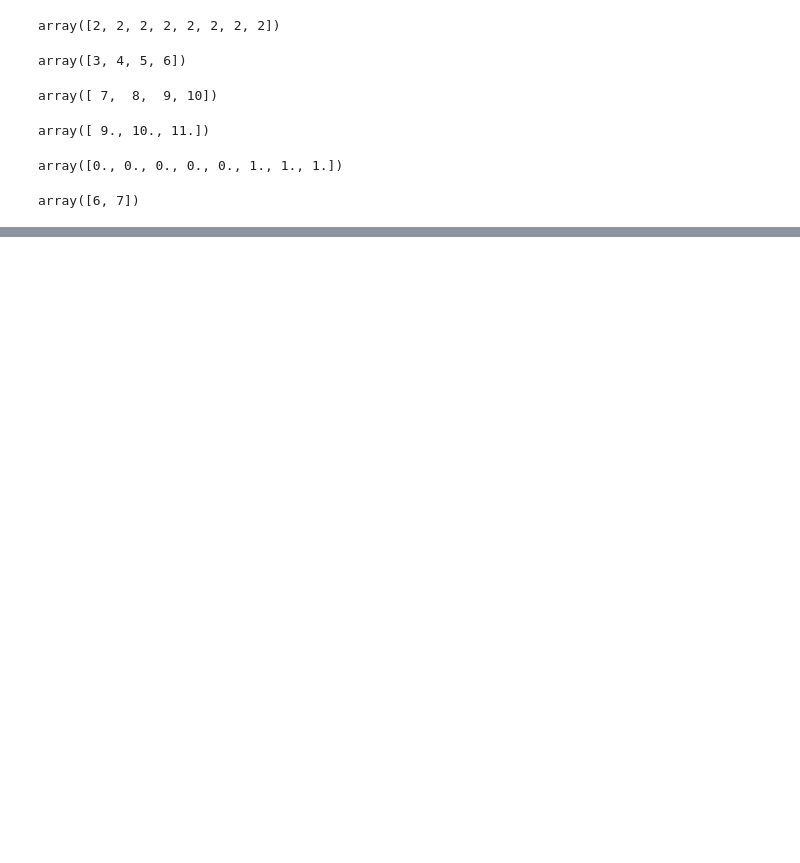
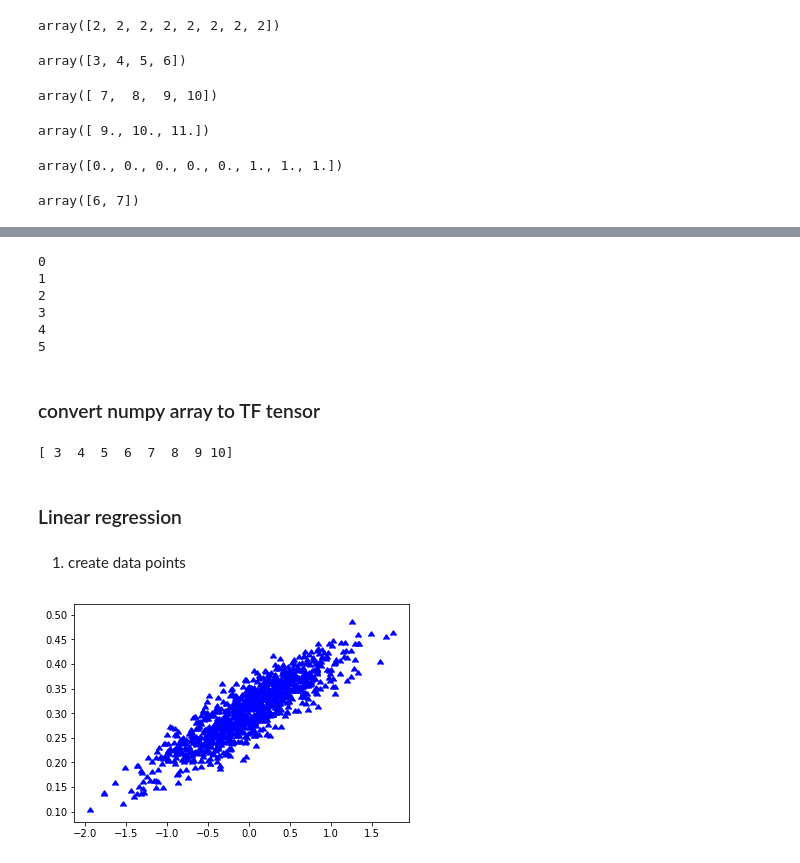
Before and after one commit to qnicole-zakka/practice, a Jupyter notebook: random.ipynb, the cells around one changed output, grey strips where cells are left out. Drawn from its saved outputs; the diff is of its cells as text; code cells hidden in the pictures; blank space fills up the shorter version.

```diff
--- a/random.ipynb
+++ b/random.ipynb
@@ -162,0 +181,42 @@ s1
+# %%
+with tf.Session() as sess:
+    sess.run(tf.global_variables_initializer())
+    print(sess.run(state))
+    for _ in range(5):
+        sess.run(update)
+        print(sess.run(state))
+# %% [output]
+0
+1
+2
+3
+4
+5
+# %% [markdown]
+### convert numpy array to TF tensor
+# %%
+tx = tf.convert_to_tensor(x)
+with tf.Session() as sess:
+    print(sess.run(tx))
+# %% [output]
+[ 3  4  5  6  7  8  9 10]
+# %% [markdown]
+### Linear regression
+# %% [markdown]
+1. create data points
+# %%
+num_points = 1000
+v_set = []
+x_data = []
+y_data = []
+for i in range(num_points):
+    x1 = np.random.normal(0, 0.55)
+    y1 = x1 * 0.1 + 0.3 + np.random.normal(0, 0.03)
+    v_set.append([x1, y1])
+    x_data.append(x1)
+    y_data.append(y1)
+
+plt.scatter(x_data, y_data, c='b', marker=10)
+plt.show()
+# %% [output]
+[figure, added]
```
Also changed, not shown: parts of 13 cells of this notebook, 3 other files.
